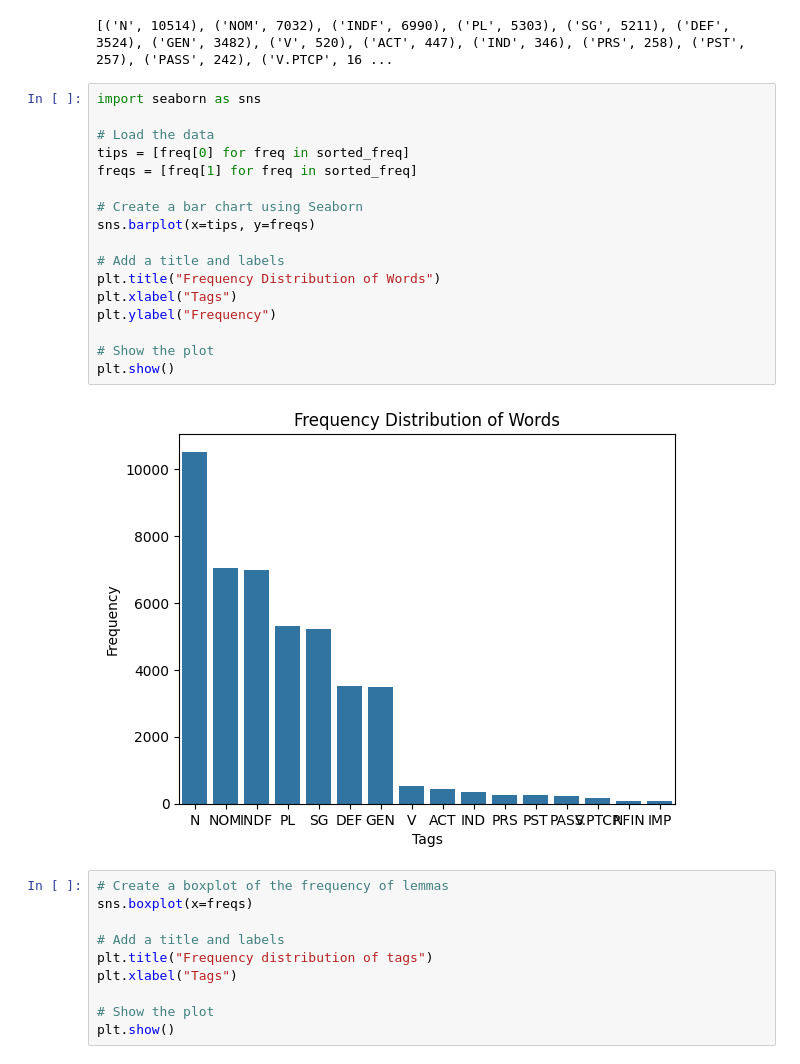
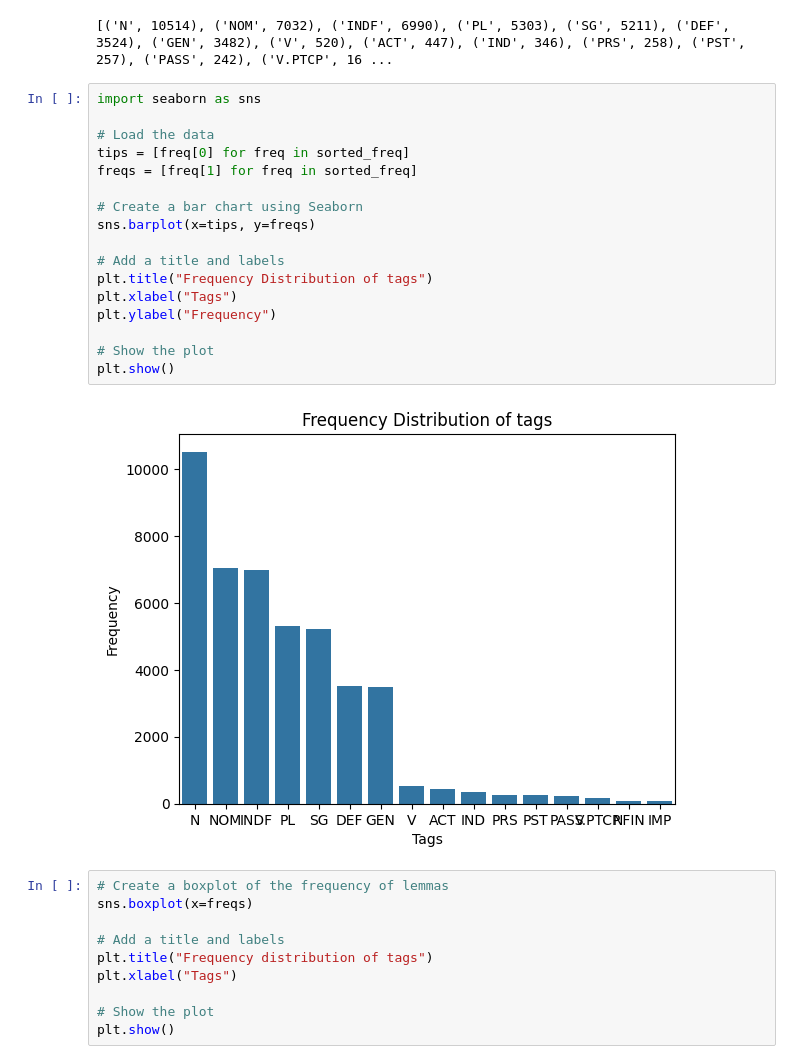
Before and after one commit to ignacioct/MorphCompleteProject, a Jupyter notebook: data_exploration_sigmorphon_17_danish.ipynb, the cells around one changed output. Cells and saved outputs as stored; diff of their text form.

```diff
--- a/data_exploration_sigmorphon_17_danish.ipynb
+++ b/data_exploration_sigmorphon_17_danish.ipynb
@@ -115,22 +115,22 @@ print(sorted_freq)
 # %%
 import seaborn as sns
 
 # Load the data
 tips = [freq[0] for freq in sorted_freq]
 freqs = [freq[1] for freq in sorted_freq]
 
 # Create a bar chart using Seaborn
 sns.barplot(x=tips, y=freqs)
 
 # Add a title and labels
-plt.title("Frequency Distribution of Words")
+plt.title("Frequency Distribution of tags")
 plt.xlabel("Tags")
 plt.ylabel("Frequency")
 
 # Show the plot
 plt.show()
 # %% [output]
-[figure, old version]
+[figure, new version]
 # %%
 # Create a boxplot of the frequency of lemmas
 sns.boxplot(x=freqs)
```
